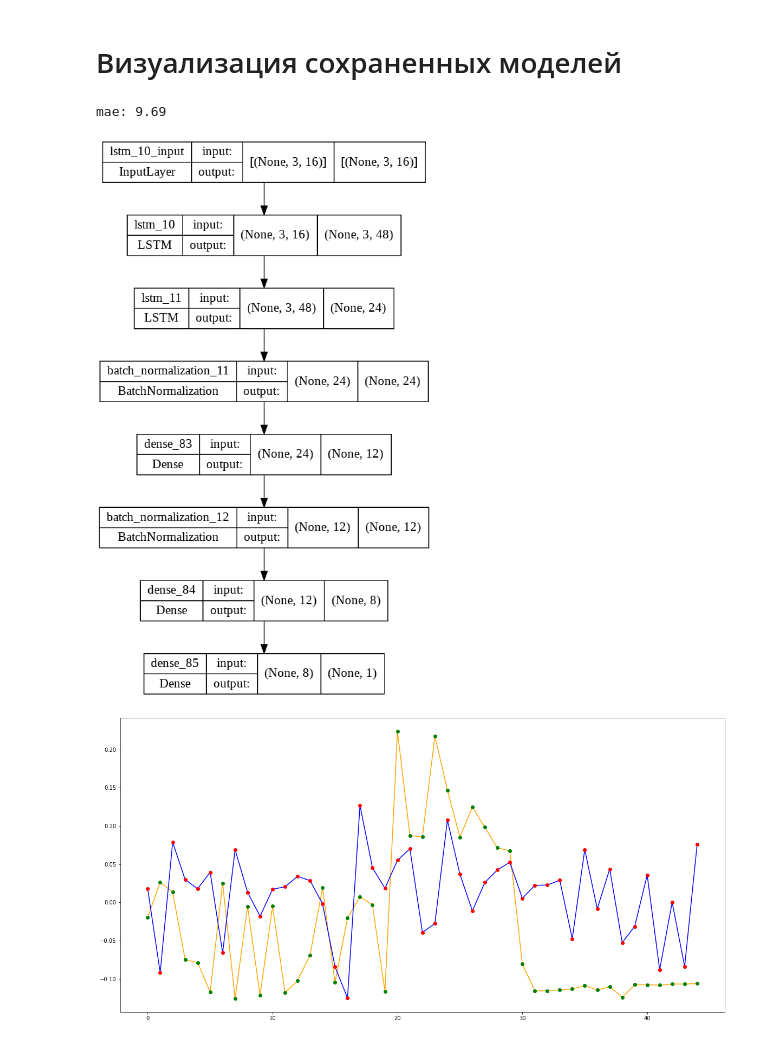
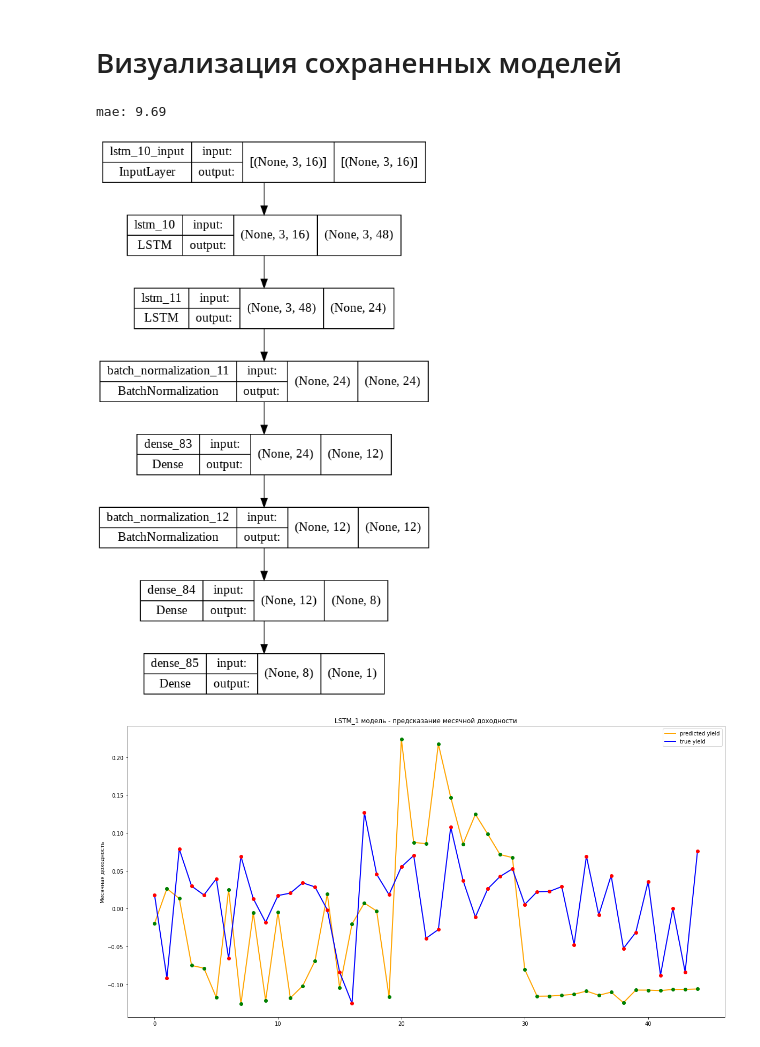
Before and after one commit to Sofil1886/Finance, a Jupyter notebook: Модели_(LSTM_и_FFN).ipynb, the cells around one changed output. Saved outputs shown, nothing was run; the diff lists cells and outputs as text; code cells hidden in the pictures.

```diff
--- a/Модели_(LSTM_и_FFN).ipynb
+++ b/Модели_(LSTM_и_FFN).ipynb
@@ -1580,30 +1580,35 @@ accuracy: 48.89%
 # %%
                                                   # LSTM_1 модель. Предсказание месячной доходности
 
 # Загрузка модели и присвоение ей сохраненных весов
 LSTM_1_json_file = open('LSTM_1_1.json', 'r')
 LSTM_1_loaded_model_json = LSTM_1_json_file.read()
 json_file.close()
 loaded_LSTM_1 = model_from_json(LSTM_1_loaded_model_json)
 loaded_LSTM_1.load_weights("LSTM_1_1_weights.h5")
 
 # оценка загруженной модели на тестовых данных
 loaded_LSTM_1.compile(loss='mse', optimizer=adam, metrics=['mae'])               # сбор сохраненной модели
 score = loaded_LSTM_1.evaluate(test_X_scaled, test_y, verbose=0)                 # оценка сохраненной модели
 print("%s: %.2f" % (loaded_LSTM_1.metrics_names[1], score[1]*100))
 
 # График сравнения предсказаний и фактических данных
 x = range(test_y.shape[0])
 plt.figure(figsize=(20,10))
-plt.plot(loaded_LSTM_1.predict(test_X_scaled), color='orange', label='pred')
-plt.plot(test_y, color='blue', label='true')
+plt.plot(loaded_LSTM_1.predict(test_X_scaled), color='orange', label='predicted yield', linewidth=2)
+plt.plot(test_y, color='blue', label='true yield', linewidth=2)
+plt.legend(loc='upper right')
+plt.title('LSTM_1 модель - предсказание месячной доходности')
+plt.ylabel('Месячная доходность')
 plt.plot(x, test_y, 'o', color='red')                                            #Синяя линия - фактические значения
 plt.plot(x, loaded_LSTM_1.predict(test_X_scaled), 'o', color='green')            #Желтая линия - предсказание
+plt.savefig('LSTM_1_1_graph.png')
+
 
 # Визуализация построенной модели
 plot_model(loaded_LSTM_1, to_file='LSTM_1_1.png', show_shapes=True, show_layer_names=True)
 # %% [output]
 mae: 9.69
 [figure]
-[figure, old version]
+[figure, new version]
 # %%
```
Also changed, not shown: parts of 4 cells of this notebook.
